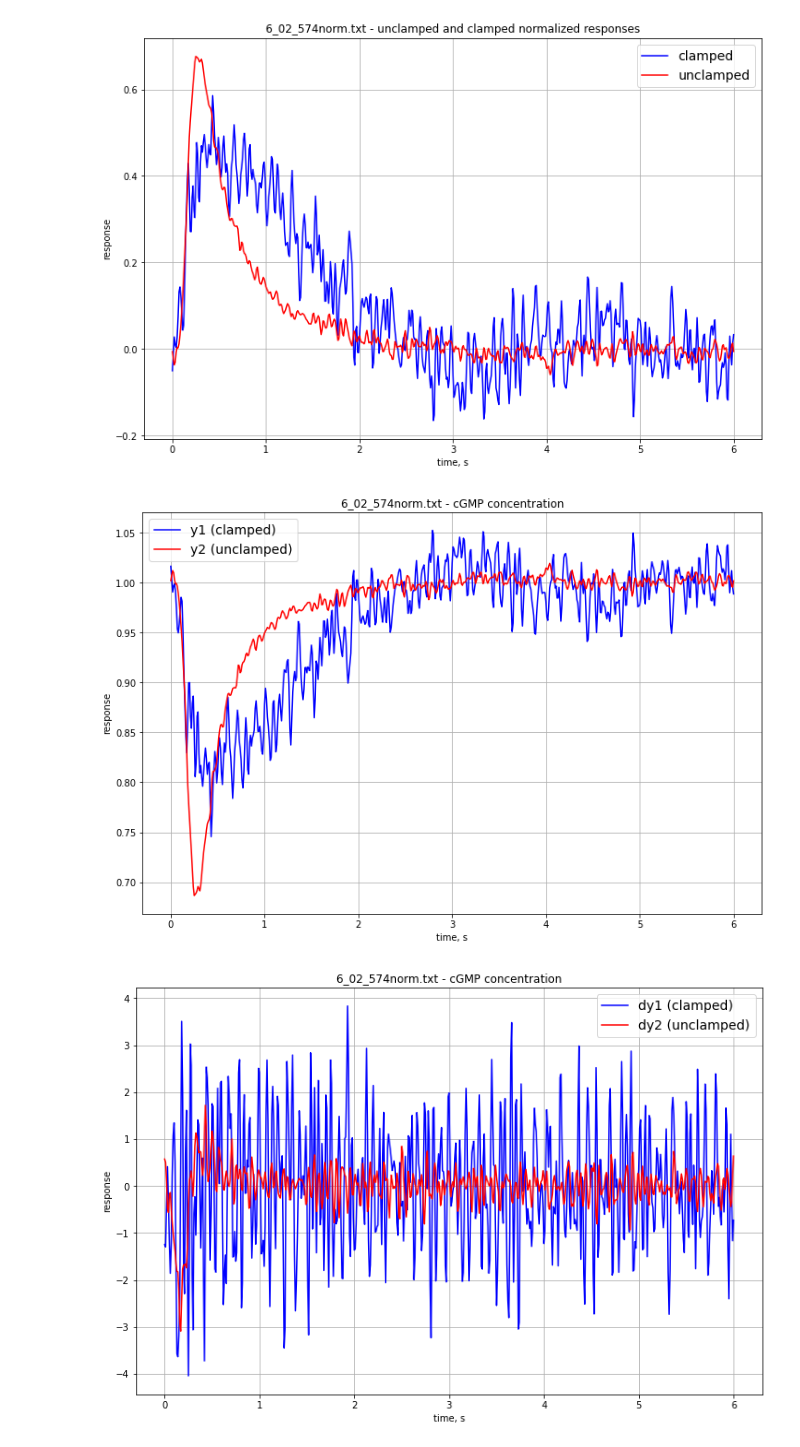
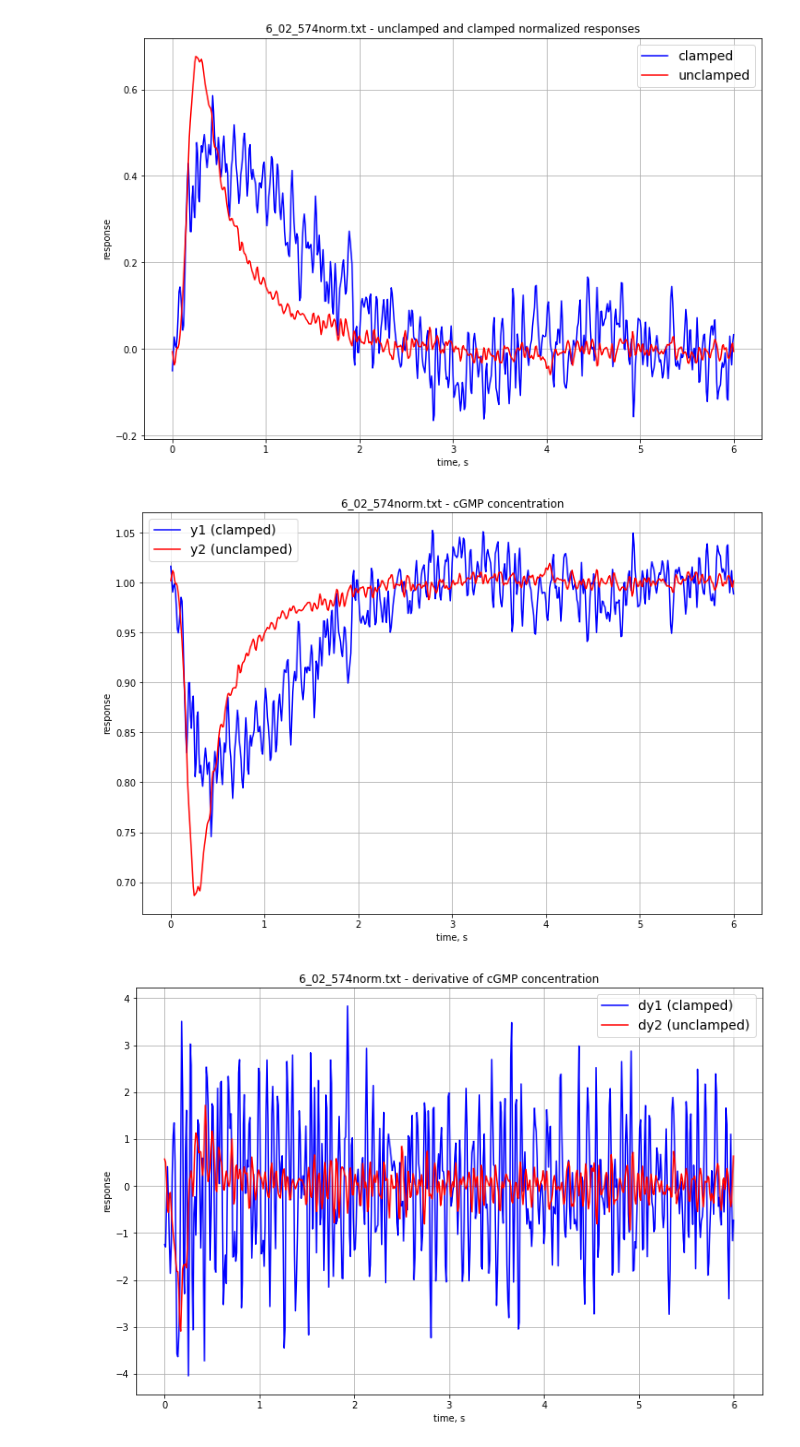
Before and after one commit to AndreiZherder/adaptation-memory, a Jupyter notebook: pde-extraction.ipynb, the cells around one changed output. Saved outputs shown, nothing was run; the diff lists cells and outputs as text; code cells hidden in the pictures.

```diff
--- a/pde-extraction.ipynb
+++ b/pde-extraction.ipynb
@@ -43,35 +43,35 @@ ax.grid()
 # %%
 h = 3   # channels's cooperativity
 y1 = (1 - clamped) ** (1 / h)
 y2 = (1 - unclamped) ** (1 / h)
 
 fig, ax = plt.subplots()
 ax.plot(t, y1, 'b', label='y1 (clamped)')
 ax.plot(t, y2, 'r', label='y2 (unclamped)')
 fig.set_figwidth(12)
 fig.set_figheight(8)
 ax.set_title(f'{filename} - cGMP concentration')
 ax.set_xlabel('time, s')
 ax.set_ylabel('response')
 ax.legend(prop={"size": 14})
 ax.grid()
 
 dy1 = np.gradient(y1, t[1] - t[0])
 dy2 = np.gradient(y2, t[1] - t[0])
 
 fig, ax = plt.subplots()
 ax.plot(t, dy1, 'b', label='dy1 (clamped)')
 ax.plot(t, dy2, 'r', label='dy2 (unclamped)')
 fig.set_figwidth(12)
 fig.set_figheight(8)
-ax.set_title(f'{filename} - cGMP concentration')
+ax.set_title(f'{filename} - derivative of cGMP concentration')
 ax.set_xlabel('time, s')
 ax.set_ylabel('response')
 ax.legend(prop={"size": 14})
 ax.grid()
 # %% [output]
 [figure]
-[figure, old version]
+[figure, new version]
 # %%
 betad = 3.5 + 2.247
 alpha = betad
```
Also changed, not shown: parts of 1 cell of this notebook.
